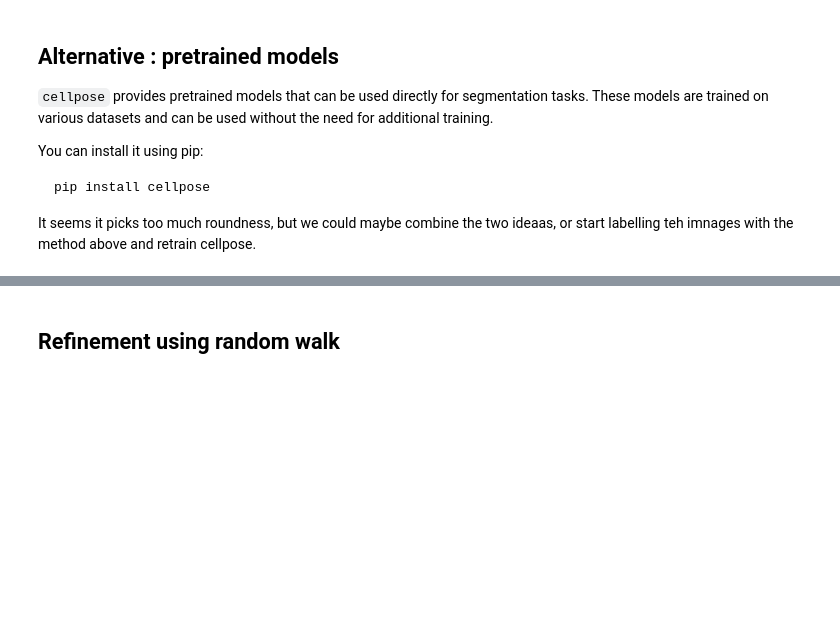
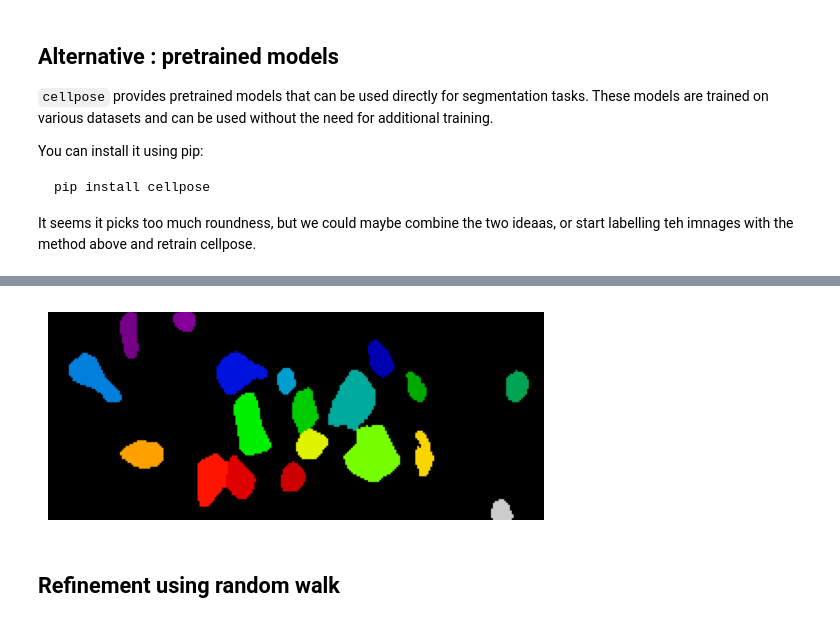
Before and after one commit to gz19090/Osteocytes-Summer-Project-2025, a Jupyter notebook: Initial tests/background.ipynb, the cells around one changed output, grey strips where cells are left out. Saved outputs shown, nothing was run; the diff lists cells and outputs as text; code cells hidden in the pictures; blank space fills up the shorter version.

```diff
--- a/Initial tests/background.ipynb
+++ b/Initial tests/background.ipynb
@@ -212,3 +213,21 @@ TypeError: BFloat16 is not supported on MPS
+# %%
+
+# Run segmentation (single grayscale channel)
+masks, flows, styles = model.eval(
+    [scharr(sub)],
+    diameter=None,
+
+
+)
+
+# Display masks
+plt.imshow(masks[0], cmap='nipy_spectral')
+plt.axis('off')
+plt.show()
+
+labelled = masks[0]
+# %% [output]
+[figure, added]
 # %% [markdown]
 ## Refinement using random walk
 # %% [markdown]
```
Also changed, not shown: parts of 9 cells of this notebook, 4 other files.
